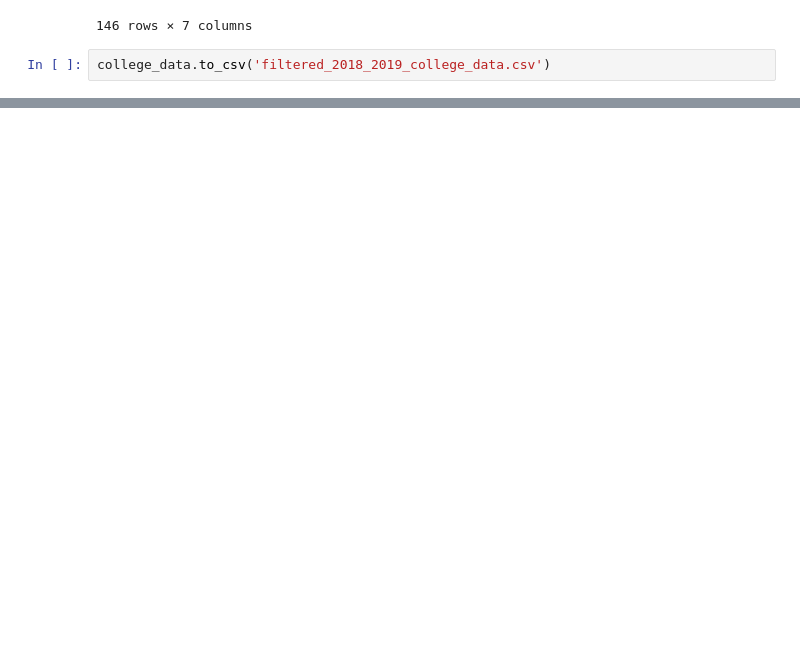
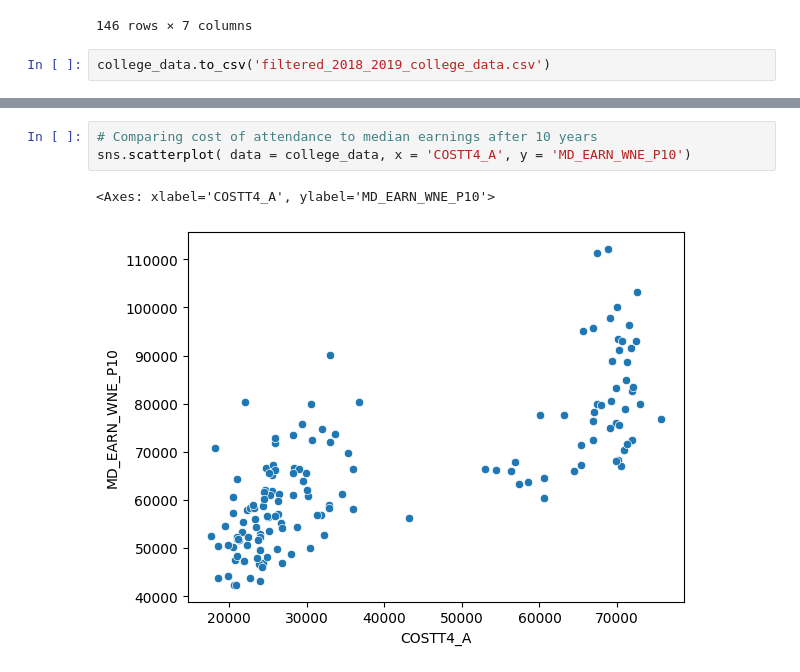
Before and after one commit to b4tan/College-Rank-and-Career-Success, a Jupyter notebook: 2018-2019-wrangle.ipynb, the cells around one changed output, grey strips where cells are left out. Drawn from its saved outputs; the diff is of its cells as text; blank space fills up the shorter version.

```diff
--- a/2018-2019-wrangle.ipynb
+++ b/2018-2019-wrangle.ipynb
@@ -111,0 +119,6 @@ college_data.to_csv('filtered_2018_2019_college_data.csv')
+# %%
+# Comparing cost of attendance to median earnings after 10 years
+sns.scatterplot( data = college_data, x = 'COSTT4_A', y = 'MD_EARN_WNE_P10')
+# %% [output]
+<Axes: xlabel='COSTT4_A', ylabel='MD_EARN_WNE_P10'>
+[figure, added]
```
Also changed, not shown: parts of 4 cells of this notebook, 1 other file.
